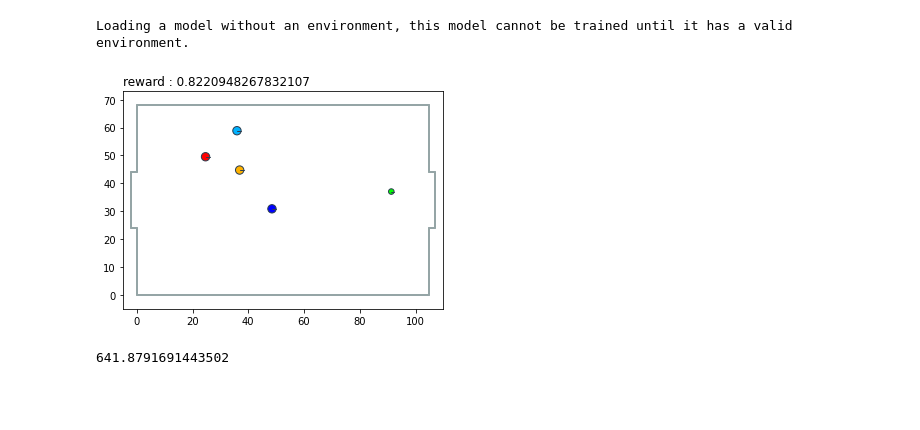
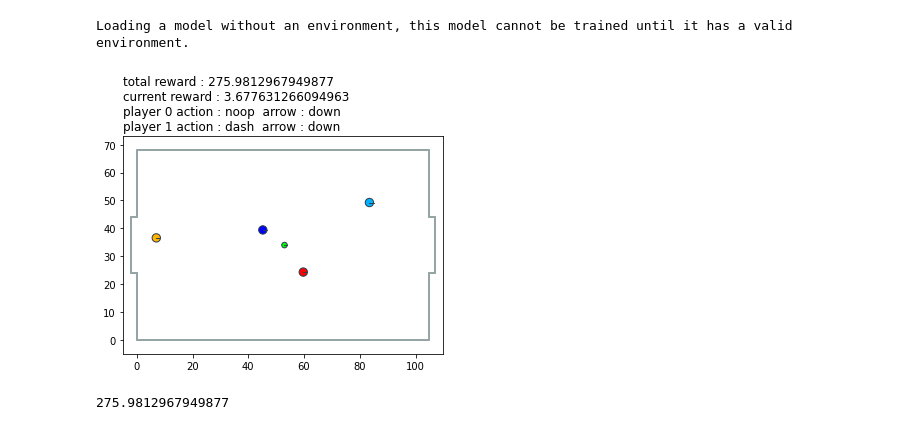
Before and after one commit to zhengxingXue/gym_futbol_v1, a Jupyter notebook: tutorial.ipynb, the cells around one changed output. Cells and saved outputs as stored; diff of their text form; code cells hidden in the pictures; blank space fills up the shorter version.

```diff
--- a/tutorial.ipynb
+++ b/tutorial.ipynb
@@ -87,30 +57,11 @@ model, save_dir = ppo2_mlp_policy_train(time_step=10**4)
 best_model = PPO2.load(save_dir + "/best_model")
 # %% [output]
 Loading a model without an environment, this model cannot be trained until it has a valid environment.
-# %%
-env = gym.make("futbol-v1")
-done = False
-total_reward = 0
-obs = env.reset()
-while not done:
-    action, _ = best_model.predict(obs)
-    ob, reward, done, _ = env.step(action)
-
-    plt.clf()
-    title_str = ("reward : " + str(reward))
-    padding = 5
-    ax = plt.axes(xlim=(0 - padding, env.WIDTH + padding), ylim=(0 - padding, env.HEIGHT + padding))
-    ax.set_aspect("equal")
-    o = pymunk.matplotlib_util.DrawOptions(ax)
-    env.space.debug_draw(o)
-    plt.title(title_str, loc = 'left')
-    display.display(plt.gcf())
-    display.clear_output(wait=True)
-
-    total_reward += reward
-# %% [output]
-[figure, removed]
+# %%
+total_reward = notebook_render_mlp('futbol-v1', best_model)
+# %% [output]
+[figure, added]
 # %%
 total_reward
 # %% [output]
-641.8791691443502
+275.9812967949877
```
Also changed, not shown: parts of 6 cells of this notebook, 4 other files.
